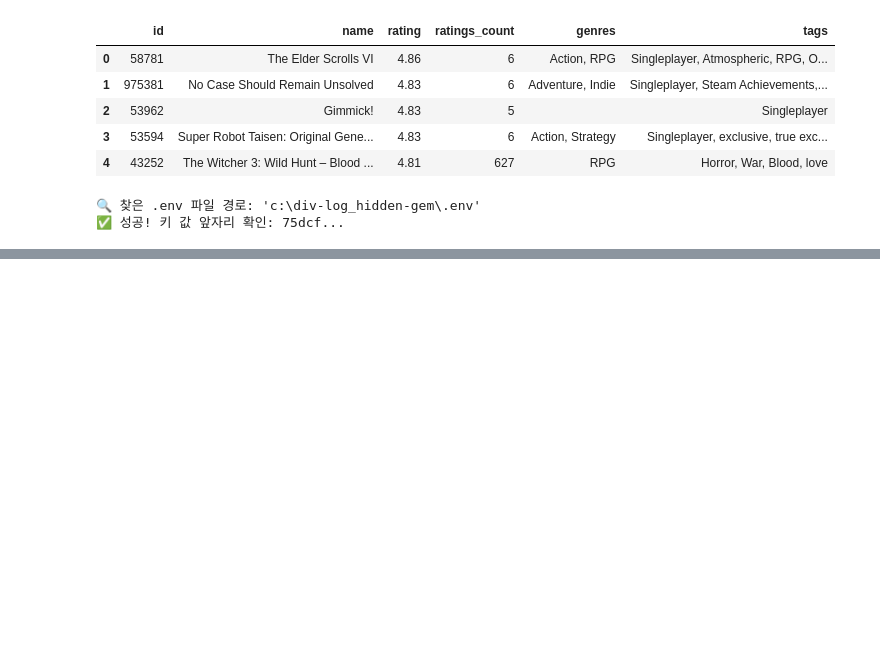
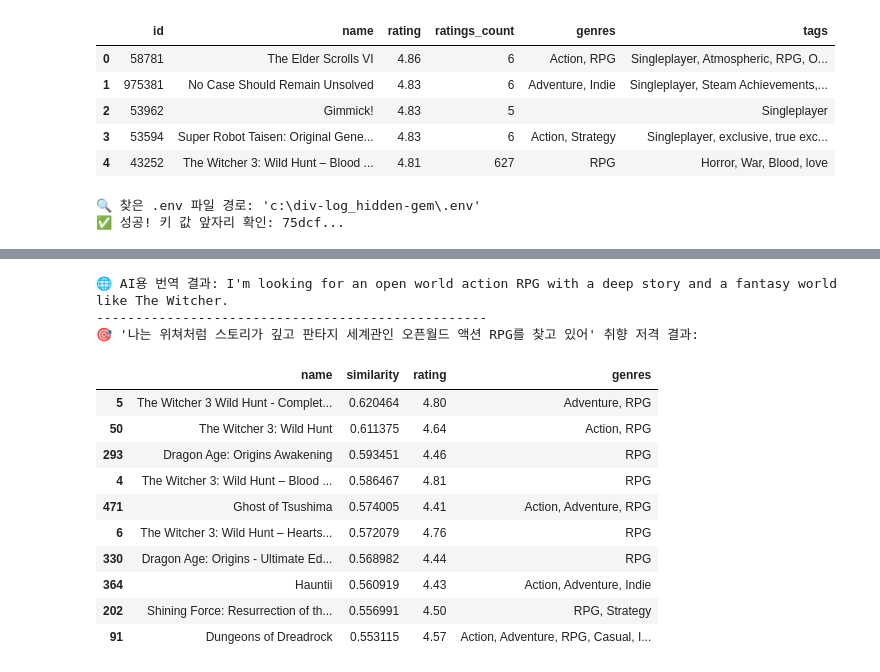
Before and after one commit to juntae0123/hidden-gem-devlog, a Jupyter notebook: 26-03/0322.ipynb, the cells around one changed output, grey strips where cells are left out. Saved outputs shown, nothing was run; the diff lists cells and outputs as text; code cells hidden in the pictures; blank space fills up the shorter version.

```diff
--- a/26-03/0322.ipynb
+++ b/26-03/0322.ipynb
@@ -89,0 +176,22 @@ else:
+# %%
+from sentence_transformers import SentenceTransformer
+import pandas as pd
+import numpy as np
+
+# 1. 수집했던 데이터 불러오기
+df = pd.read_csv("hidden_gem_raw_data.csv")
+df = df.fillna("")
+
+# 2. AI가 읽기 좋게 데이터 합치기
+df['combined_text'] = "Game: " + df['name'] + ". Genres: " + df['genres'] + ". Tags: " + df['tags']
+
+# 3. 모델 로드 (가장 가볍고 성능 좋은 모델)
+print("🤖 AI 모델 로딩 중...")
+model = SentenceTransformer('all-MiniLM-L6-v2')
+
+# 4. 텍스트를 벡터(숫자)로 변환
+print("✨ 텍스트 데이터를 숫자로 변환하고 있습니다. 잠시만 기다려주세요...")
+embeddings = model.encode(df['combined_text'].tolist())
+
+print("\n🎉 임베딩 변환 완료!")
+print(f"변환된 데이터 크기: {embeddings.shape}") # (40, 384)가 나오면 성공!
@@ -89,0 +374,37 @@ else:
+# %%
+from deep_translator import GoogleTranslator
+from sklearn.metrics.pairwise import cosine_similarity
+
+# 1. 783D 오너의 한글 취향 입력!
+korean_query = "나는 위쳐처럼 스토리가 깊고 판타지 세계관인 오픈월드 액션 RPG를 찾고 있어"
+
+# 2. 한글 -> 영어 자동 번역 (AI 모델이 영어를 좋아하니까요!)
+english_query = GoogleTranslator(source='ko', target='en').translate(korean_query)
+print(f"🌐 AI용 번역 결과: {english_query}")
+
+# 3. 번역된 검색어로 유사도 계산
+query_embedding = model.encode([english_query])
+bulk_similarities = cosine_similarity(query_embedding, bulk_embeddings).flatten()
+
+# 4. 결과 출력
+df_bulk['similarity'] = bulk_similarities
+final_recommendations = df_bulk.sort_values(by='similarity', ascending=False)
+
+print("-" * 50)
+print(f"🎯 '{korean_query}' 취향 저격 결과:")
+display(final_recommendations[['name', 'similarity', 'rating', 'genres']].head(10))
+# %% [output]
+🌐 AI용 번역 결과: I'm looking for an open world action RPG with a deep story and a fantasy world like The Witcher.
+--------------------------------------------------
+🎯 '나는 위쳐처럼 스토리가 깊고 판타지 세계관인 오픈월드 액션 RPG를 찾고 있어' 취향 저격 결과:
+|  | name | similarity | rating | genres |
+| 5 | The Witcher 3 Wild Hunt - Complet... | 0.620464 | 4.80 | Adventure, RPG |
+| 50 | The Witcher 3: Wild Hunt | 0.611375 | 4.64 | Action, RPG |
+| 293 | Dragon Age: Origins Awakening | 0.593451 | 4.46 | RPG |
+| 4 | The Witcher 3: Wild Hunt – Blood ... | 0.586467 | 4.81 | RPG |
+| 471 | Ghost of Tsushima | 0.574005 | 4.41 | Action, Adventure, RPG |
+| 6 | The Witcher 3: Wild Hunt – Hearts... | 0.572079 | 4.76 | RPG |
+| 330 | Dragon Age: Origins - Ultimate Ed... | 0.568982 | 4.44 | RPG |
+| 364 | Hauntii | 0.560919 | 4.43 | Action, Adventure, Indie |
+| 202 | Shining Force: Resurrection of th... | 0.556991 | 4.50 | RPG, Strategy |
+| 91 | Dungeons of Dreadrock | 0.553115 | 4.57 | Action, Adventure, RPG, Casual, I... |
```
Also changed, not shown: parts of 7 cells of this notebook.
